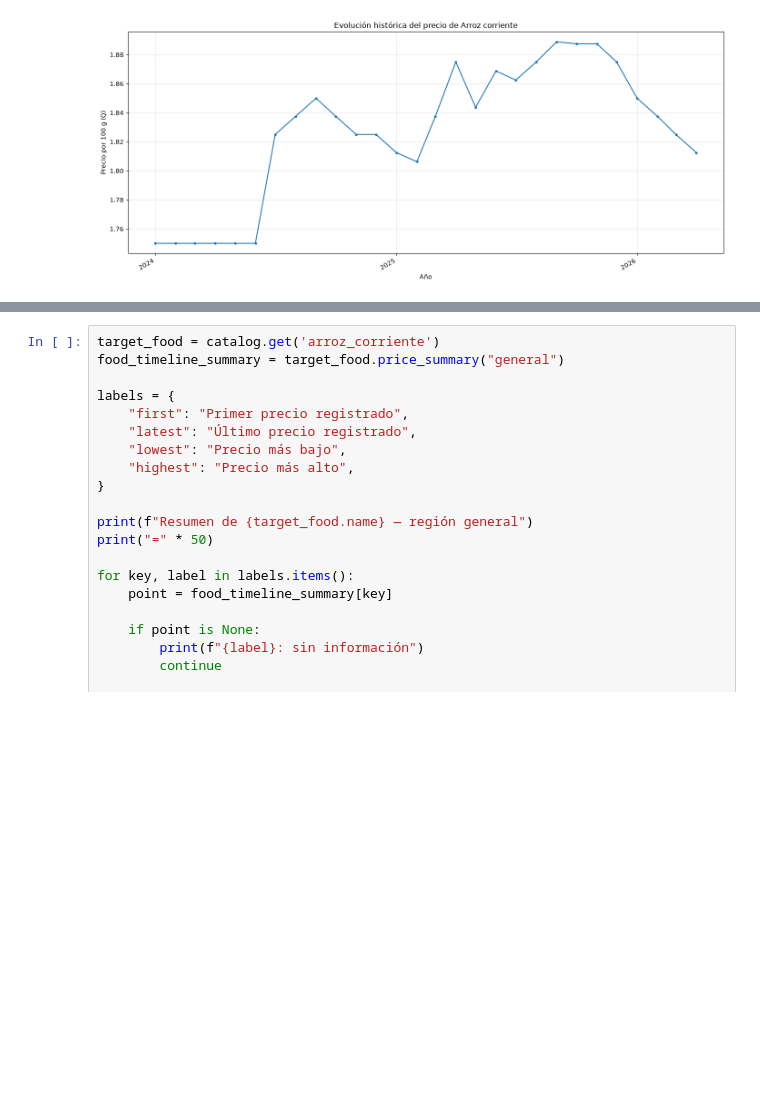
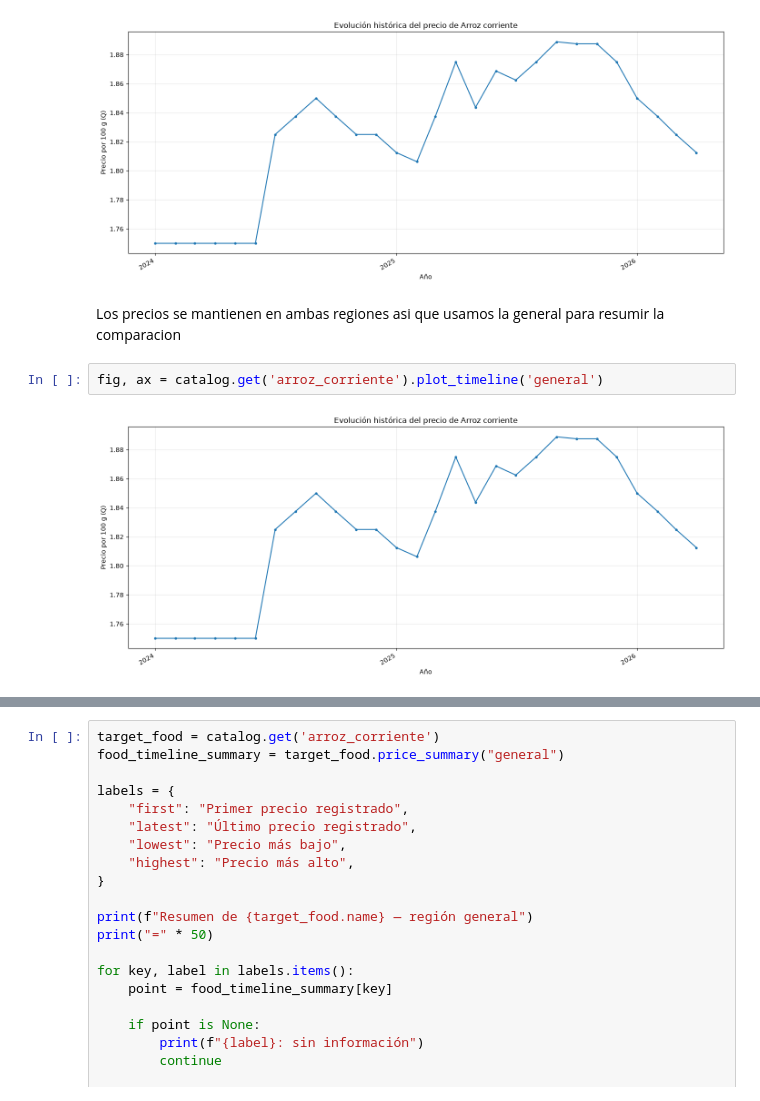
Before and after one commit to ordev-gt/canasta-inteligente-gt, a Jupyter notebook: notebooks/cba_pipeline.ipynb, the cells around one changed output, grey strips where cells are left out. Saved outputs shown, nothing was run; the diff lists cells and outputs as text; blank space fills up the shorter version.

```diff
--- a/notebooks/cba_pipeline.ipynb
+++ b/notebooks/cba_pipeline.ipynb
@@ -166,3 +177,9 @@ Por el numero de gramos consumidos en promedio el arroz corriente corresponde al
 fig, ax = catalog.get('arroz_corriente').plot_timeline('rural')
 # %% [output]
 [figure]
+# %% [markdown]
+Los precios se mantienen en ambas regiones asi que usamos la general para resumir la comparacion
+# %%
+fig, ax = catalog.get('arroz_corriente').plot_timeline('general')
+# %% [output]
+[figure, added]
```
Also changed, not shown: parts of 66 cells of this notebook.
